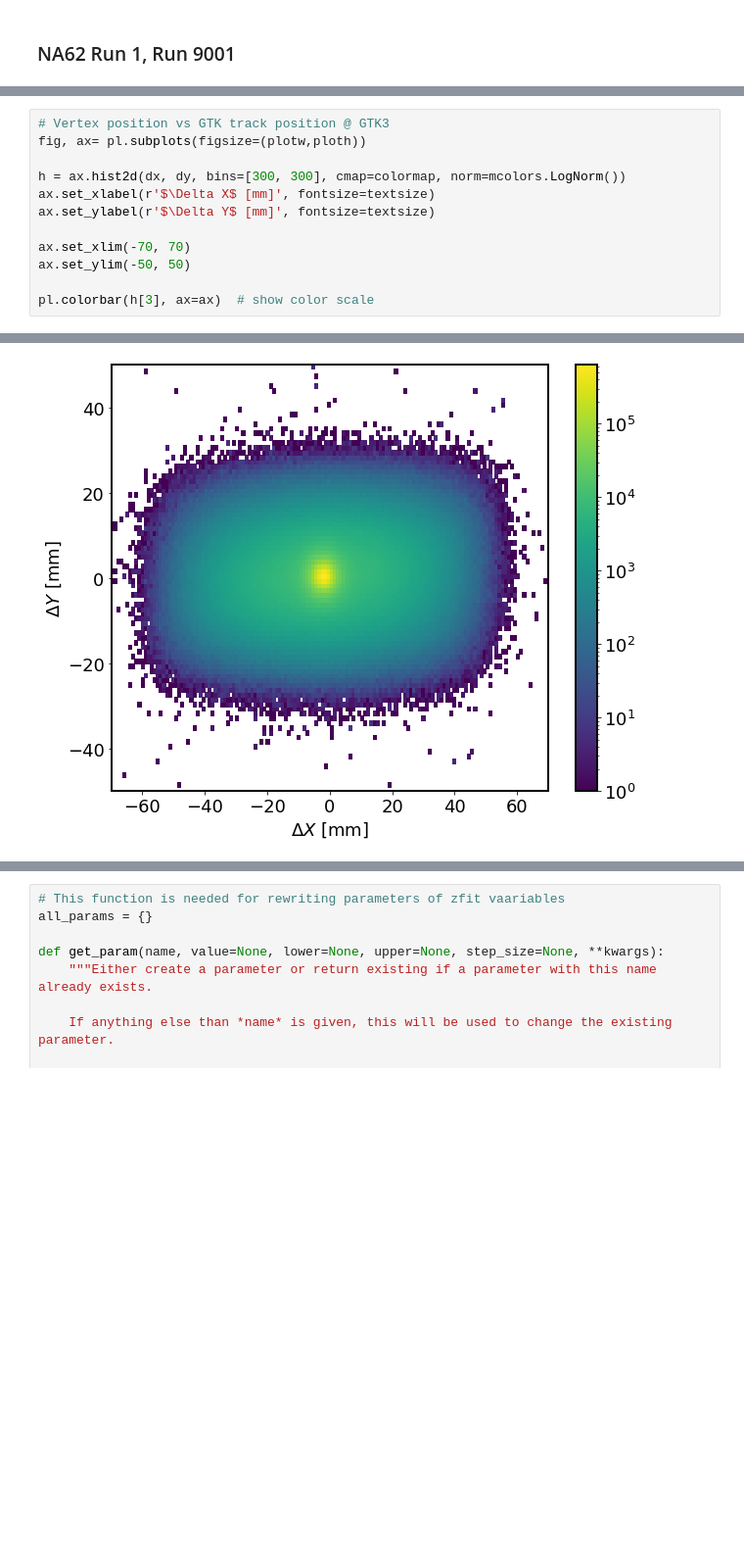
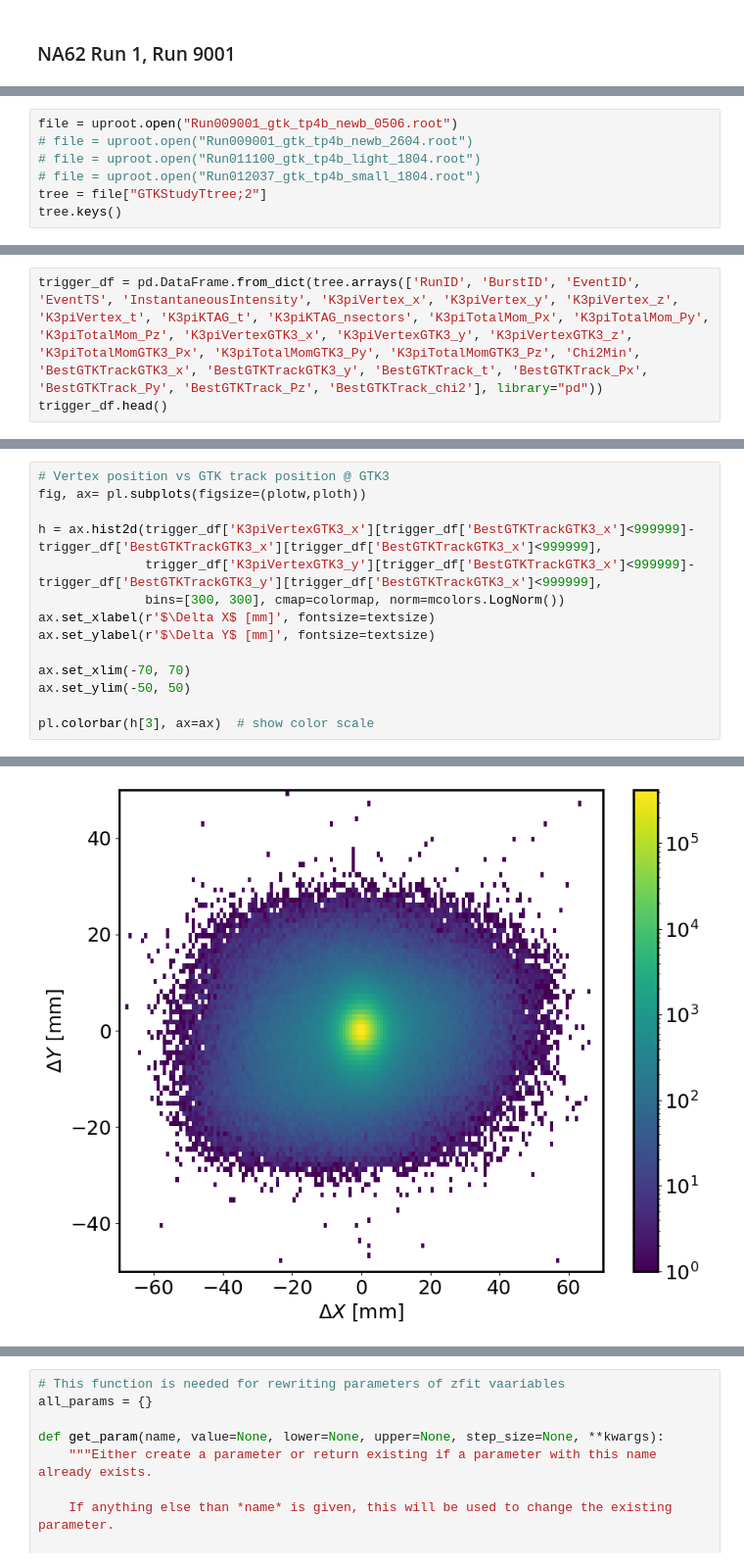
Before and after one commit to kleimenova/gtkstudy, a Jupyter notebook: TP4b_project_study.ipynb, the cells around one changed output, grey strips where cells are left out. Shown at 98% size. Drawn from its saved outputs; the diff is of its cells as text; blank space fills up the shorter version.

```diff
--- a/TP4b_project_study.ipynb
+++ b/TP4b_project_study.ipynb
@@ -145,0 +412,7 @@ for entry in myTree:
+# %%
+file = uproot.open("Run009001_gtk_tp4b_newb_0506.root")
+# file = uproot.open("Run009001_gtk_tp4b_newb_2604.root")
+# file = uproot.open("Run011100_gtk_tp4b_light_1804.root")
+# file = uproot.open("Run012037_gtk_tp4b_small_1804.root")
+tree = file["GTKStudyTtree;2"]
+tree.keys()
@@ -145,0 +437,3 @@ for entry in myTree:
+# %%
+trigger_df = pd.DataFrame.from_dict(tree.arrays(['RunID', 'BurstID', 'EventID', 'EventTS', 'InstantaneousIntensity', 'K3piVertex_x', 'K3piVertex_y', 'K3piVertex_z', 'K3piVertex_t', 'K3piKTAG_t', 'K3piKTAG_nsectors', 'K3piTotalMom_Px', 'K3piTotalMom_Py', 'K3piTotalMom_Pz', 'K3piVertexGTK3_x', 'K3piVertexGTK3_y', 'K3piVertexGTK3_z', 'K3piTotalMomGTK3_Px', 'K3piTotalMomGTK3_Py', 'K3piTotalMomGTK3_Pz', 'Chi2Min', 'BestGTKTrackGTK3_x', 'BestGTKTrackGTK3_y', 'BestGTKTrack_t', 'BestGTKTrack_Px', 'BestGTKTrack_Py', 'BestGTKTrack_Pz', 'BestGTKTrack_chi2'], library="pd"))
+trigger_df.head()
@@ -146,15 +448,17 @@ for entry in myTree:
 # %%
 # Vertex position vs GTK track position @ GTK3
 fig, ax= pl.subplots(figsize=(plotw,ploth))
 
-h = ax.hist2d(dx, dy, bins=[300, 300], cmap=colormap, norm=mcolors.LogNorm())
+h = ax.hist2d(trigger_df['K3piVertexGTK3_x'][trigger_df['BestGTKTrackGTK3_x']<999999]-trigger_df['BestGTKTrackGTK3_x'][trigger_df['BestGTKTrackGTK3_x']<999999],
+              trigger_df['K3piVertexGTK3_y'][trigger_df['BestGTKTrackGTK3_x']<999999]-trigger_df['BestGTKTrackGTK3_y'][trigger_df['BestGTKTrackGTK3_x']<999999],
+              bins=[300, 300], cmap=colormap, norm=mcolors.LogNorm())
 ax.set_xlabel(r'$\Delta X$ [mm]', fontsize=textsize)
 ax.set_ylabel(r'$\Delta Y$ [mm]', fontsize=textsize)
 
 ax.set_xlim(-70, 70)
 ax.set_ylim(-50, 50)
 
 pl.colorbar(h[3], ax=ax)  # show color scale
 # %% [output]
 <matplotlib.colorbar.Colorbar at 0x...>
-[figure, old version]
+[figure, new version]
```
Also changed, not shown: parts of 41 cells of this notebook, 2 other files.
